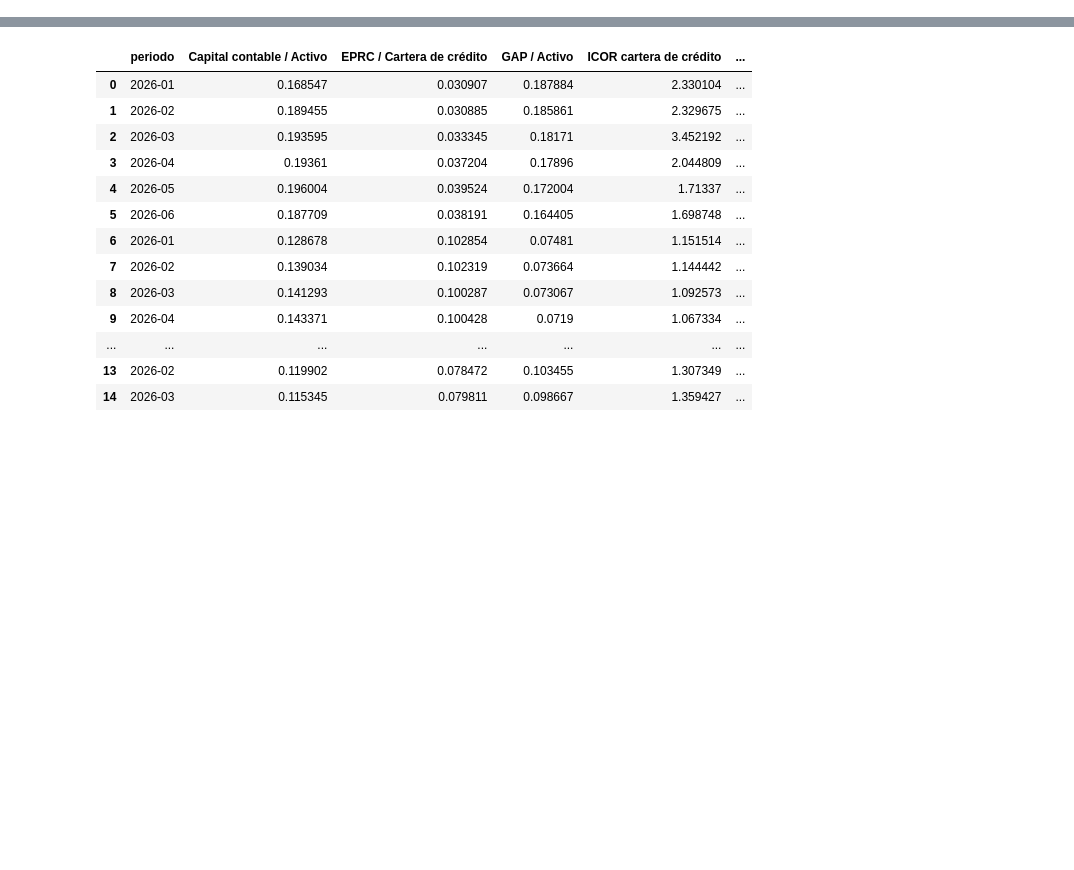
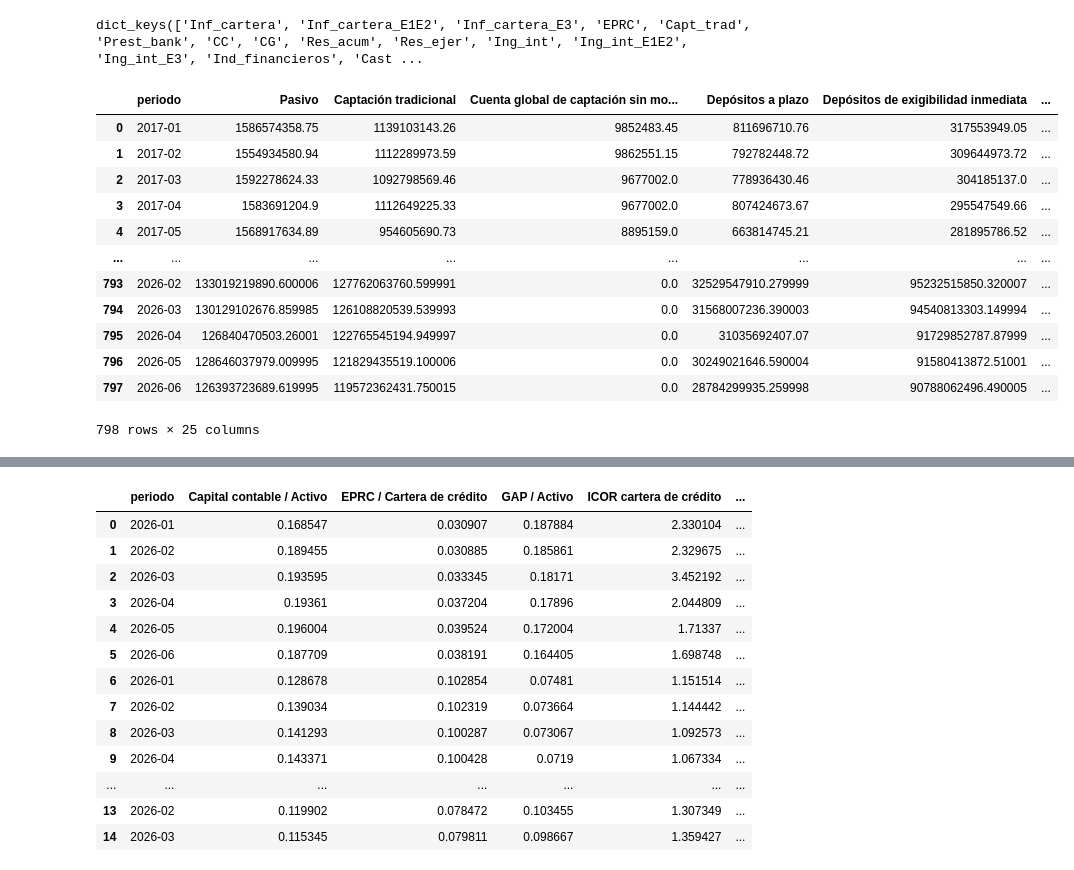
Before and after one commit to lrebollar/Dashboard-Sofipos---Fincom-n, a Jupyter notebook: benchmark rafa.ipynb, the cells around one changed output, grey strips where cells are left out. Drawn from its saved outputs; the diff is of its cells as text; code cells hidden in the pictures; blank space fills up the shorter version.

```diff
--- a/benchmark rafa.ipynb
+++ b/benchmark rafa.ipynb
@@ -7,6 +9,26 @@ import os
 # %%
 with open('dict_sofipos_sector.pkl', 'rb') as archivo:
     dict_sofipos = pickle.load(archivo)
+# %%
+dict_sofipos['fintech'].keys()
+# %% [output]
+dict_keys(['Inf_cartera', 'Inf_cartera_E1E2', 'Inf_cartera_E3', 'EPRC', 'Capt_trad', 'Prest_bank', 'CC', 'CG', 'Res_acum', 'Res_ejer', 'Ing_int', 'Ing_int_E1E2', 'Ing_int_E3', 'Ind_financieros', 'Cast ...
 # %%
-df_indf_original = dict_sofipos['original']['Ind_financieros']
-df_indf_fintech = dict_sofipos['fintech']['Ind_financieros']
+df_indf_fintech = dict_sofipos['fintech']['Inf_cartera']
+df_pasivos_fintech = dict_sofipos['fintech']['Capt_trad']
+# %%
+df_pasivos_fintech
+# %% [output]
+|  | periodo | Pasivo | Captación tradicional | Cuenta global de captación sin mo... | Depósitos a plazo | Depósitos de exigibilidad inmediata | ... |
+| 0 | 2017-01 | 1586574358.75 | 1139103143.26 | 9852483.45 | 811696710.76 | 317553949.05 | ... |
+| 1 | 2017-02 | 1554934580.94 | 1112289973.59 | 9862551.15 | 792782448.72 | 309644973.72 | ... |
+| 2 | 2017-03 | 1592278624.33 | 1092798569.46 | 9677002.0 | 778936430.46 | 304185137.0 | ... |
+| 3 | 2017-04 | 1583691204.9 | 1112649225.33 | 9677002.0 | 807424673.67 | 295547549.66 | ... |
+| 4 | 2017-05 | 1568917634.89 | 954605690.73 | 8895159.0 | 663814745.21 | 281895786.52 | ... |
+| ... | ... | ... | ... | ... | ... | ... | ... |
+| 793 | 2026-02 | 133019219890.600006 | 127762063760.599991 | 0.0 | 32529547910.279999 | 95232515850.320007 | ... |
+| 794 | 2026-03 | 130129102676.859985 | 126108820539.539993 | 0.0 | 31568007236.390003 | 94540813303.149994 | ... |
+| 795 | 2026-04 | 126840470503.26001 | 122765545194.949997 | 0.0 | 31035692407.07 | 91729852787.87999 | ... |
+| 796 | 2026-05 | 128646037979.009995 | 121829435519.100006 | 0.0 | 30249021646.590004 | 91580413872.51001 | ... |
+| 797 | 2026-06 | 126393723689.619995 | 119572362431.750015 | 0.0 | 28784299935.259998 | 90788062496.490005 | ... |
+798 rows × 25 columns
```
Also changed, not shown: parts of 9 cells of this notebook, 3 other files.
